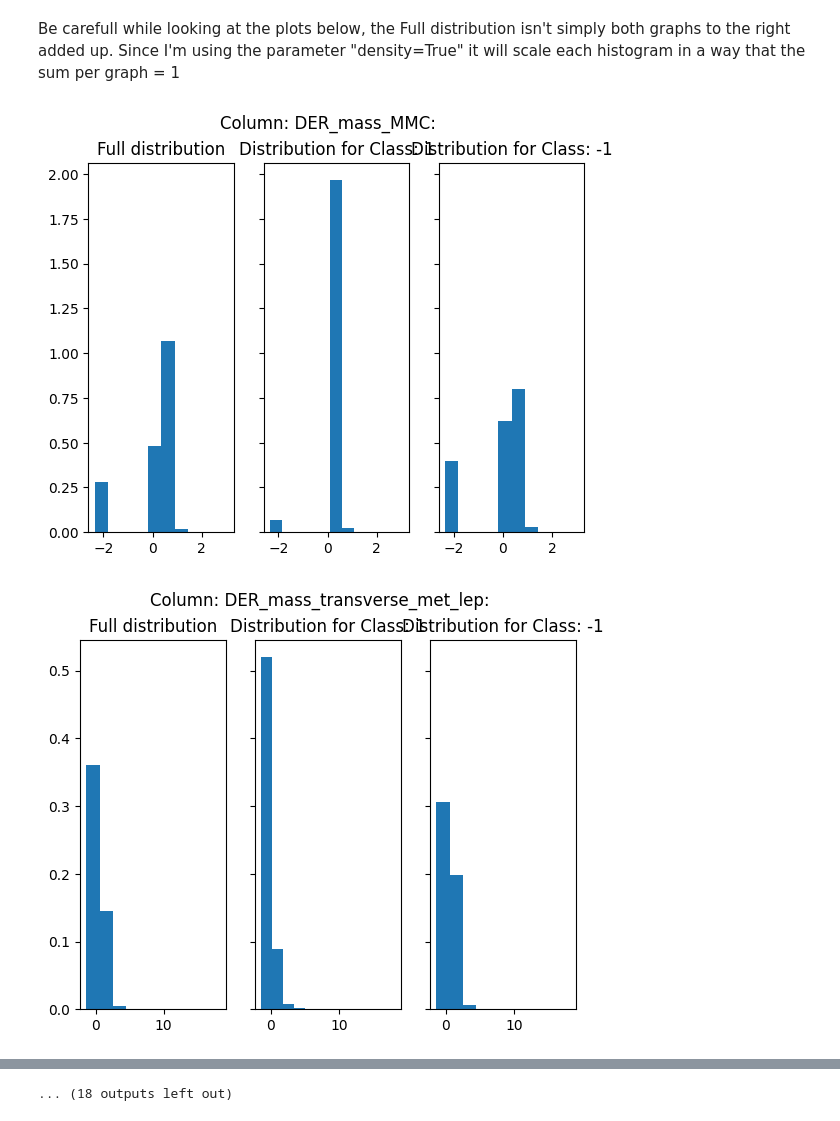
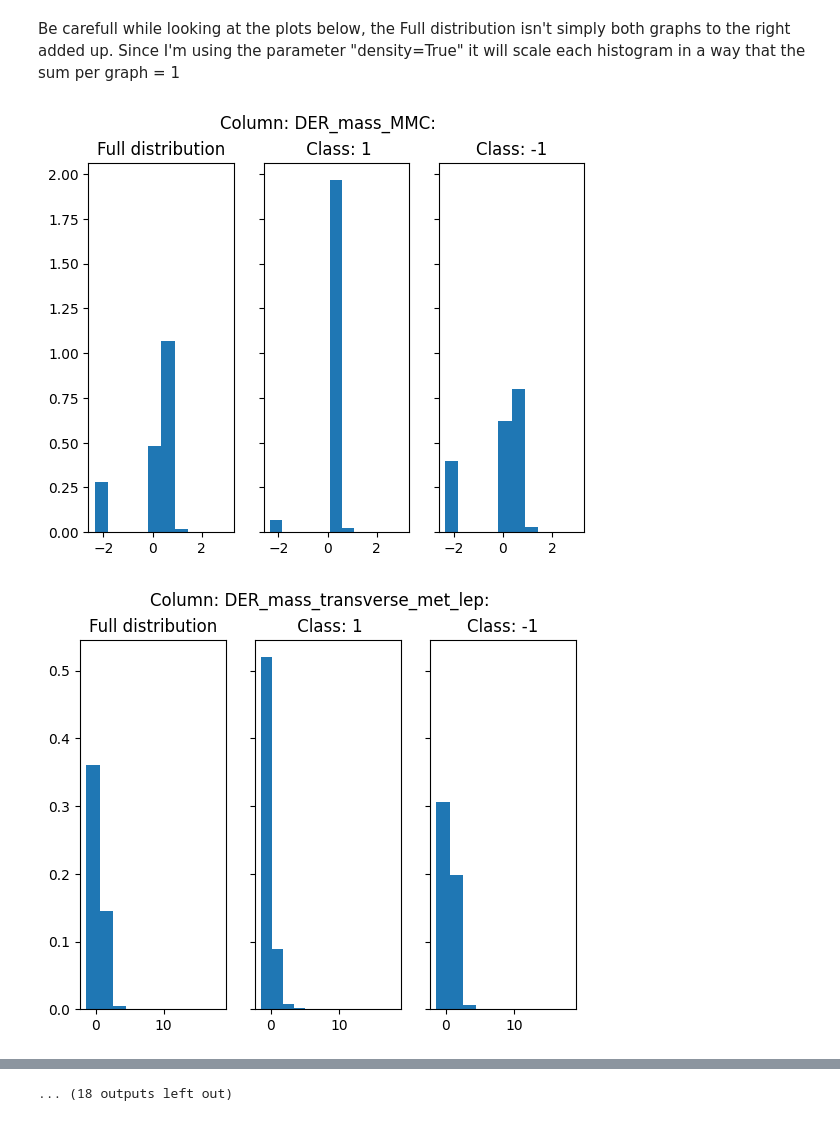
Before and after one commit to rolandogdp/ML-projects-2022, a Jupyter notebook: project1/predicting_rolan.ipynb, the cells around one changed output, grey strips where cells are left out. Drawn from its saved outputs; the diff is of its cells as text; code cells hidden in the pictures.

```diff
--- a/project1/predicting_rolan.ipynb
+++ b/project1/predicting_rolan.ipynb
@@ -17,0 +22,3 @@ data_frame_input_data = pd.DataFrame(input_data)
+# %%
+data_frame_input_data = pd.DataFrame(input_data)
+data_frame_input_data.columns = ["DER_mass_MMC","DER_mass_transverse_met_lep","DER_mass_vis","DER_pt_h","DER_deltaeta_jet_jet","DER_mass_jet_jet","DER_prodeta_jet_jet","DER_deltar_tau_lep","DER_pt_tot","DER_sum_pt","DER_pt_ratio_lep_tau","DER_met_phi_centrality","DER_lep_eta_centrality","PRI_tau_pt","PRI_tau_eta","PRI_tau_phi","PRI_lep_pt","PRI_lep_eta","PRI_lep_phi","PRI_met","PRI_met_phi","PRI_met_sumet","PRI_jet_num","PRI_jet_leading_pt","PRI_jet_leading_eta","PRI_jet_leading_phi","PRI_jet_subleading_pt","PRI_jet_subleading_eta","PRI_jet_subleading_phi","PRI_jet_all_pt"]
@@ -55,16 +75,16 @@ Since I'm using the parameter "density=True" it will scale each histogram in a w
 # %%
 for col in data_frame_input_data_normalized_with_label.columns[:-1]:
     fig, (ax1, ax2,ax3) = plt.subplots(1, 3, sharey=True,sharex=True)
     fig.suptitle(f"Column: {col}:")
 
     ax1.hist(data_frame_input_data_normalized_with_label[col],density=True)
     ax1.set_title(f"Full distribution")
 
-    ax2.set_title("Distribution for Class: 1",loc="center")
+    ax2.set_title(" Class: 1",loc="center")
     ax2.hist(data_frame_input_data_normalized_with_label.query('Prediction==1')[col],density=True)
     ax3.hist(data_frame_input_data_normalized_with_label.query('Prediction==-1')[col],density=True)
-    ax3.set_title("Distribution for Class: -1")
+    ax3.set_title("Class: -1")
     plt.show()
 # %% [output]
-[figure, old version]
+[figure, new version]
-[figure, old version]
+[figure, new version]
```
Also changed, not shown: parts of 28 cells of this notebook, 26 other files.
